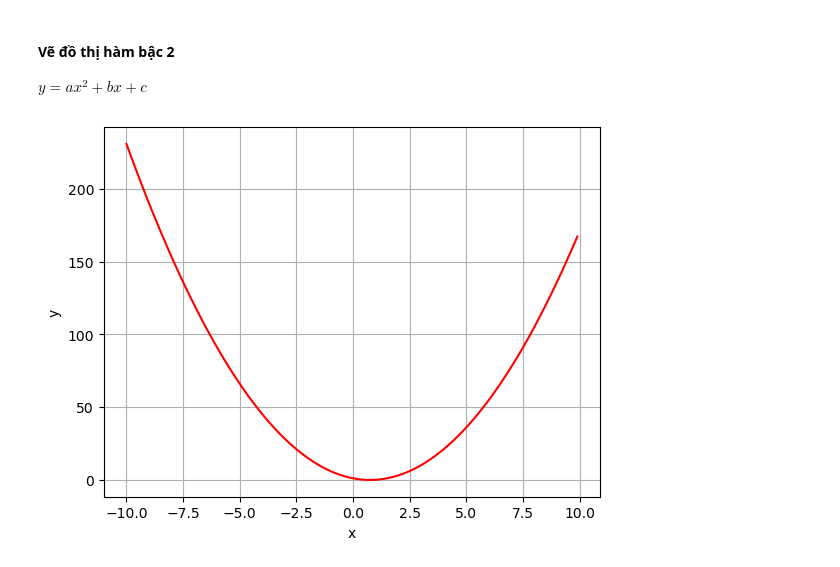
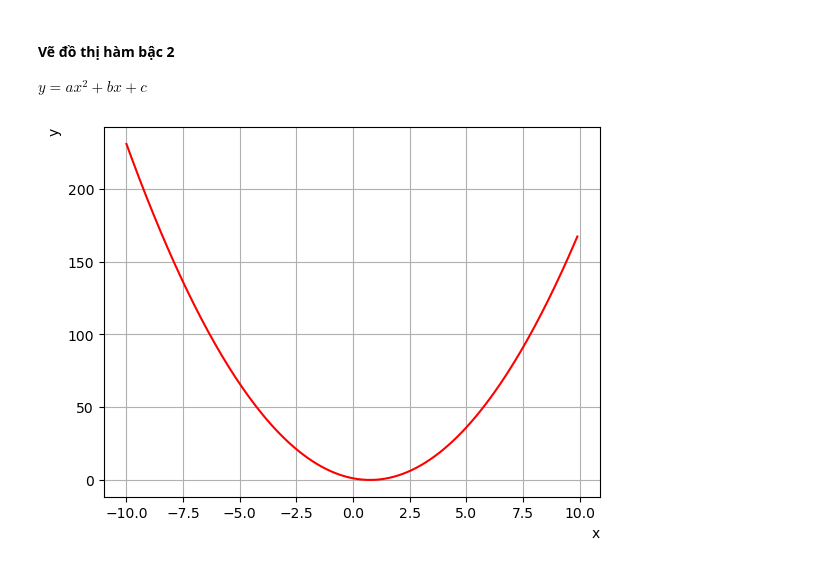
Before and after one commit to HoanChan/DataAnalytics, a Jupyter notebook: Notebook/3.Matplotlib.ipynb, the cells around one changed output. Saved outputs shown, nothing was run; the diff lists cells and outputs as text; code cells hidden in the pictures.

```diff
--- a/Notebook/3.Matplotlib.ipynb
+++ b/Notebook/3.Matplotlib.ipynb
@@ -40,10 +40,10 @@ xpoints = np.arange(-10,10, step=0.1)
 
 ypoints = np.array([HamBacHai(a,b,c,x) for x in xpoints])
 # %%
-plt.plot(xpoints,ypoints, label = "Hàm bậc 2", color="red")
+plt.plot(xpoints, ypoints, label = "Hàm bậc 2", color = "red")
 plt.grid() # Vẽ đường
-plt.xlabel('x')
-plt.ylabel('y')
+plt.xlabel('x', loc='right')
+plt.ylabel('y', loc='top')
 plt.show()
 # %% [output]
-[figure, old version]
+[figure, new version]
```
Also changed, not shown: parts of 4 cells of this notebook.
